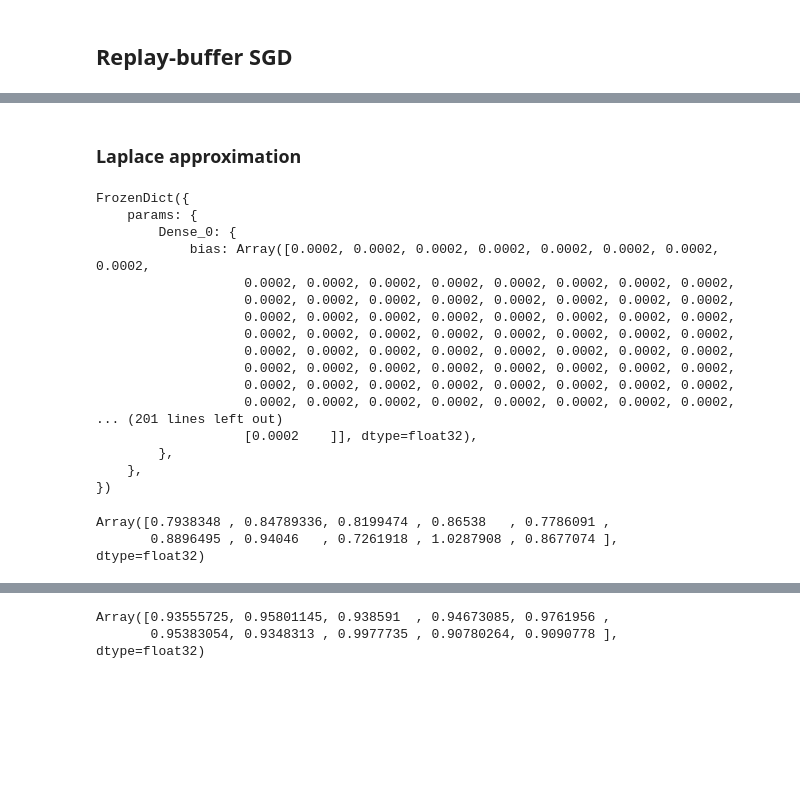
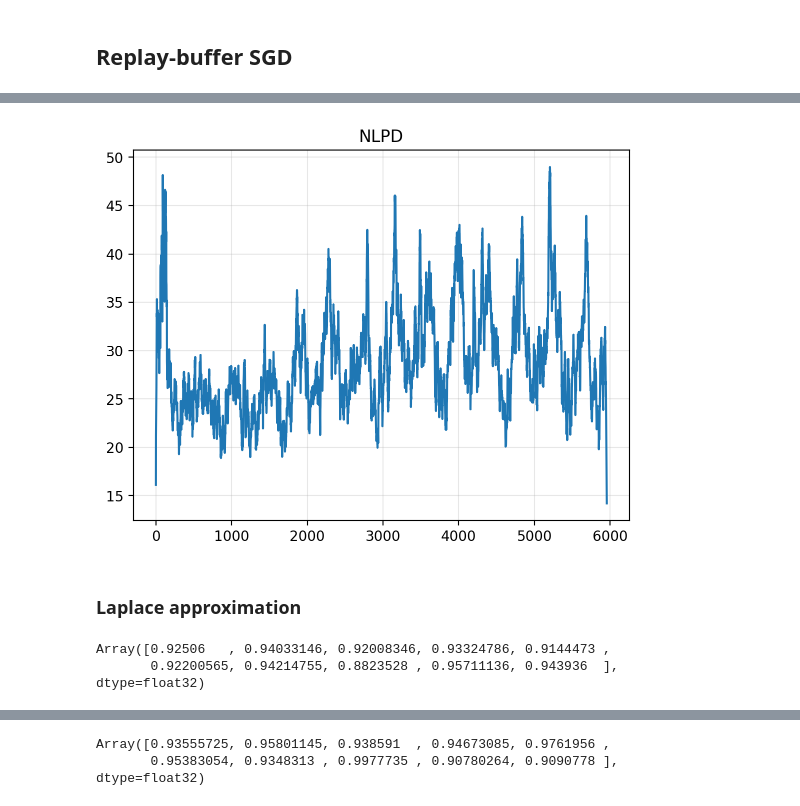
Before and after one commit to probml/rebayes, a Jupyter notebook: demos/misc/online-laplace-rb.ipynb, the cells around one changed output, grey strips where cells are left out. Cells and saved outputs as stored; diff of their text form; code cells hidden in the pictures; blank space fills up the shorter version.

```diff
--- a/demos/misc/online-laplace-rb.ipynb
+++ b/demos/misc/online-laplace-rb.ipynb
@@ -151,2 +144,10 @@ plt.ylim(vmin, vmax);
+# %%
+metric_smooth = output_rsgd["nlpd"]
+metric_smooth = np.convolve(metric_smooth, kernel, mode="same")
+plt.plot(metric_smooth)
+plt.title("NLPD")
+plt.grid(alpha=0.3)
+# %% [output]
+[figure, added]
 # %% [markdown]
 ### Laplace approximation
@@ -155,29 +154,9 @@ params_sample = agent._sample_posterior_params(key, bel, 2)
-# %%
-jax.tree_map(lambda x: -1/x, agent._get_empirical_fisher(bel, bel.buffer_X, bel.buffer_y))
-# %% [output]
-FrozenDict({
-    params: {
-        Dense_0: {
-            bias: Array([0.0002, 0.0002, 0.0002, 0.0002, 0.0002, 0.0002, 0.0002, 0.0002,
-                   0.0002, 0.0002, 0.0002, 0.0002, 0.0002, 0.0002, 0.0002, 0.0002,
-                   0.0002, 0.0002, 0.0002, 0.0002, 0.0002, 0.0002, 0.0002, 0.0002,
-                   0.0002, 0.0002, 0.0002, 0.0002, 0.0002, 0.0002, 0.0002, 0.0002,
-                   0.0002, 0.0002, 0.0002, 0.0002, 0.0002, 0.0002, 0.0002, 0.0002,
-                   0.0002, 0.0002, 0.0002, 0.0002, 0.0002, 0.0002, 0.0002, 0.0002,
-                   0.0002, 0.0002, 0.0002, 0.0002, 0.0002, 0.0002, 0.0002, 0.0002,
-                   0.0002, 0.0002, 0.0002, 0.0002, 0.0002, 0.0002, 0.0002, 0.0002,
-                   0.0002, 0.0002, 0.0002, 0.0002, 0.0002, 0.0002, 0.0002, 0.0002,
-... (201 lines left out)
-                   [0.0002    ]], dtype=float32),
-        },
-    },
-})
 # %%
-yhat_test = agent.pred_obs_mc(key, bel, bel.buffer_X, shape=(40,)).squeeze()
-yhat_test.mean(axis=0)
+yhat_samples_test = agent.pred_obs_mc(key, bel, bel.buffer_X, shape=(40,)).squeeze()
+yhat_samples_test.mean(axis=0)
 # %% [output]
-Array([0.7938348 , 0.84789336, 0.8199474 , 0.86538   , 0.7786091 ,
-       0.8896495 , 0.94046   , 0.7261918 , 1.0287908 , 0.8677074 ],      dtype=float32)
+Array([0.92506   , 0.94033146, 0.92008346, 0.93324786, 0.9144473 ,
+       0.92200565, 0.94214755, 0.8823528 , 0.95711136, 0.943936  ],      dtype=float32)
 # %%
 model.apply(bel.mean, bel.buffer_X).ravel()
 # %% [output]
```
Also changed, not shown: parts of 23 cells of this notebook.
